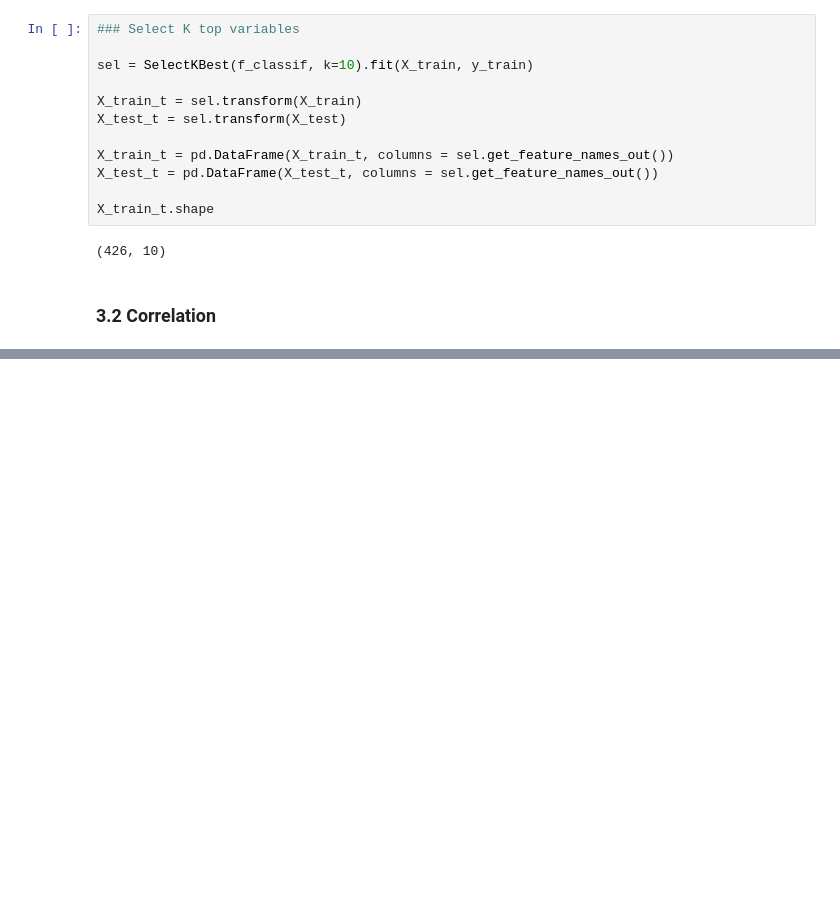
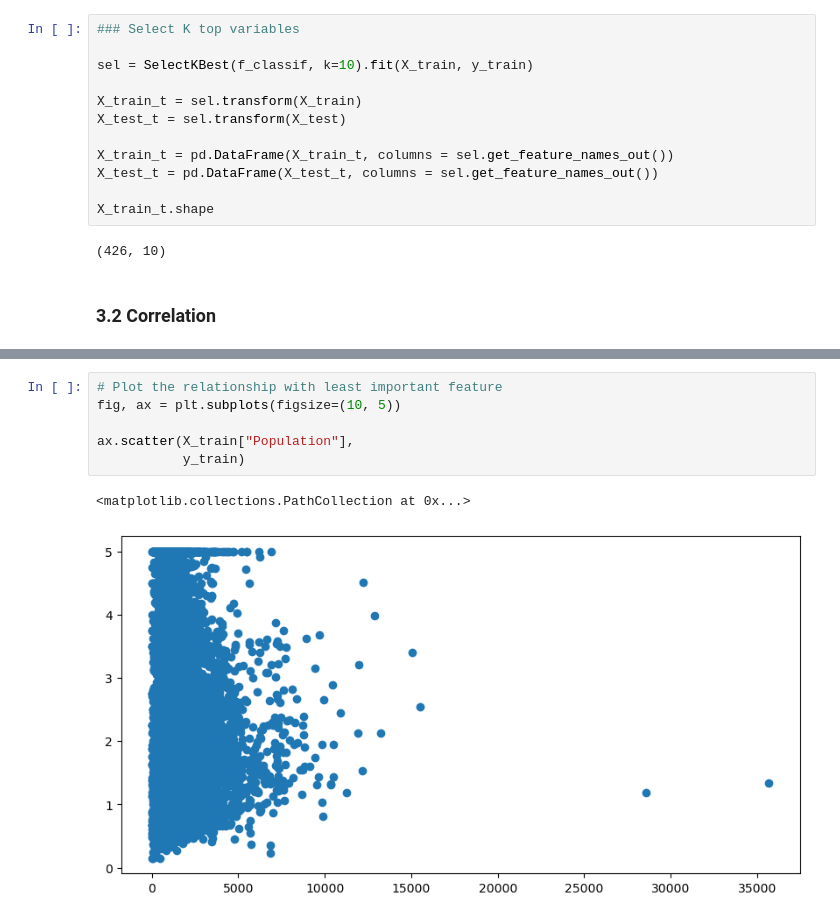
Before and after one commit to rahul-raoniar/fetaure-selection-in-machine-learning-book-practice, a Jupyter notebook: Chapter 4 Filter Methods.ipynb, the cells around one changed output, grey strips where cells are left out. Drawn from its saved outputs; the diff is of its cells as text; blank space fills up the shorter version.

```diff
--- a/Chapter 4 Filter Methods.ipynb
+++ b/Chapter 4 Filter Methods.ipynb
@@ -290,0 +338,9 @@ X_train_t.shape
+# %%
+# Plot the relationship with least important feature
+fig, ax = plt.subplots(figsize=(10, 5))
+
+ax.scatter(X_train["Population"],
+           y_train)
+# %% [output]
+<matplotlib.collections.PathCollection at 0x...>
+[figure, added]
```
Also changed, not shown: parts of 9 cells of this notebook.
